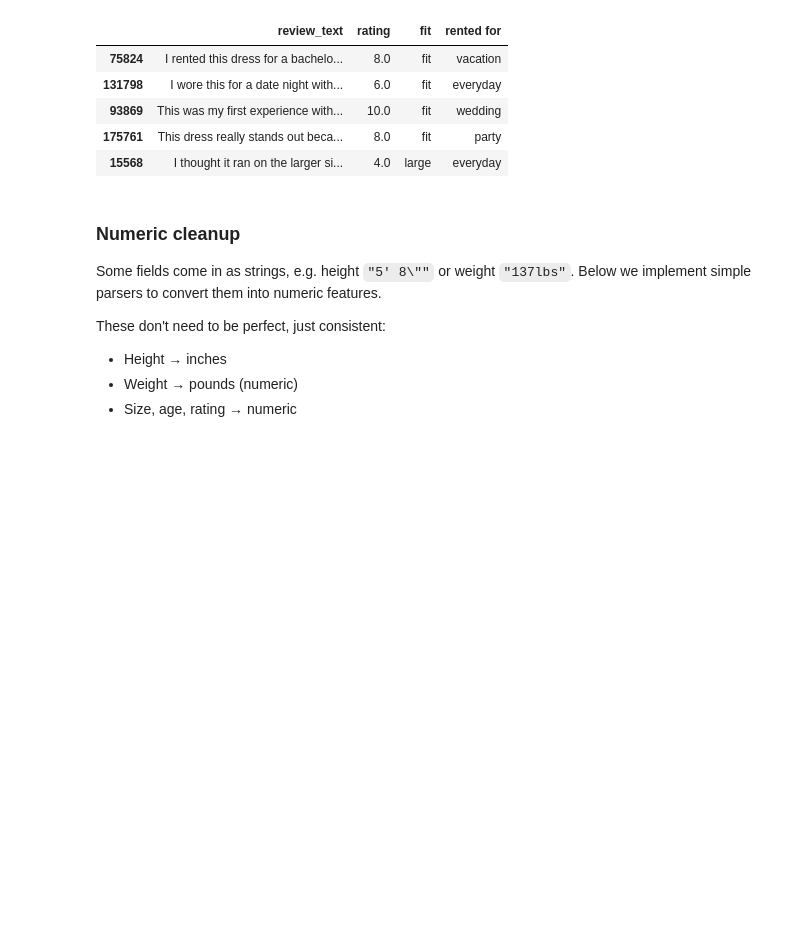
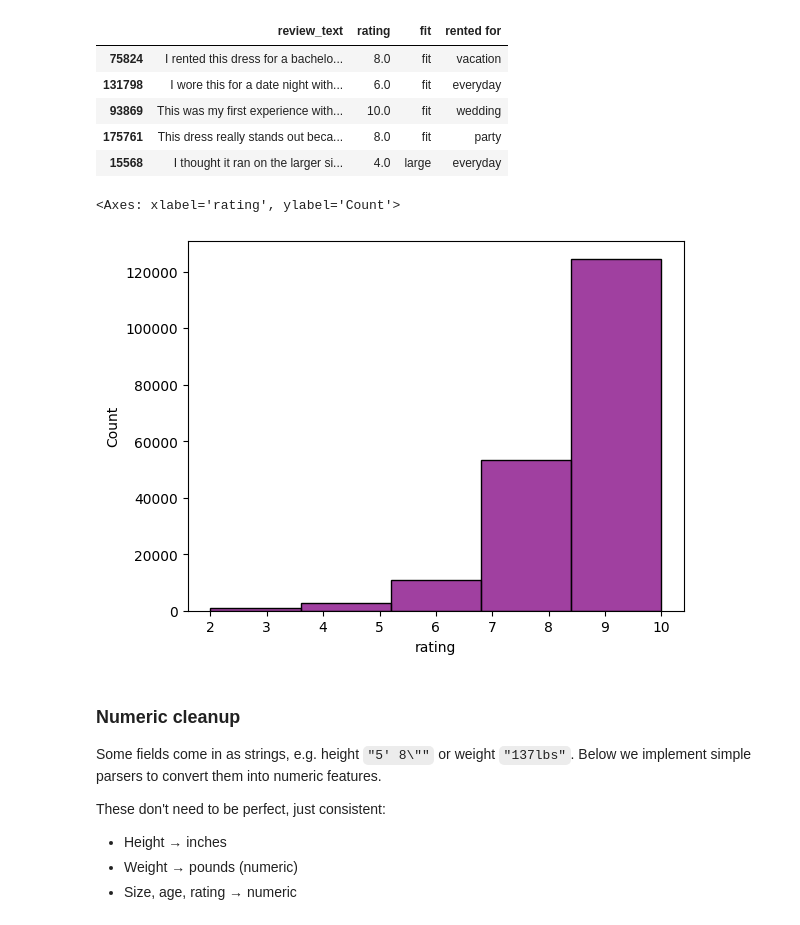
Before and after one commit to rsm-amarkova/renttherunway, a Jupyter notebook: assignment2.ipynb, the cells around one changed output. Drawn from its saved outputs; the diff is of its cells as text; code cells hidden in the pictures; blank space fills up the shorter version.

```diff
--- a/assignment2.ipynb
+++ b/assignment2.ipynb
@@ -121,6 +122,11 @@ df[["review_text", "rating", "fit", "rented for"]].sample(5, random_state=0)
 | 93869 | This was my first experience with... | 10.0 | fit | wedding |
 | 175761 | This dress really stands out beca... | 8.0 | fit | party |
 | 15568 | I thought it ran on the larger si... | 4.0 | large | everyday |
+# %%
+sns.histplot(df["rating"], bins=5, color="purple")
+# %% [output]
+<Axes: xlabel='rating', ylabel='Count'>
+[figure, added]
 # %% [markdown]
 ### Numeric cleanup
 
```
Also changed, not shown: parts of 11 cells of this notebook.
